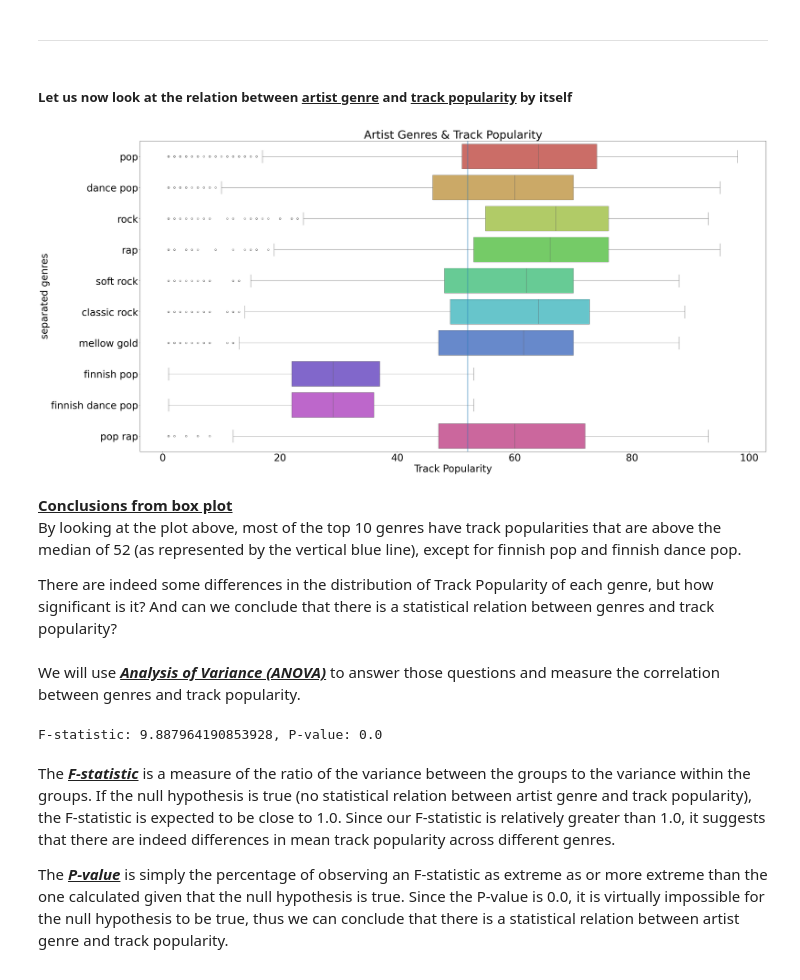
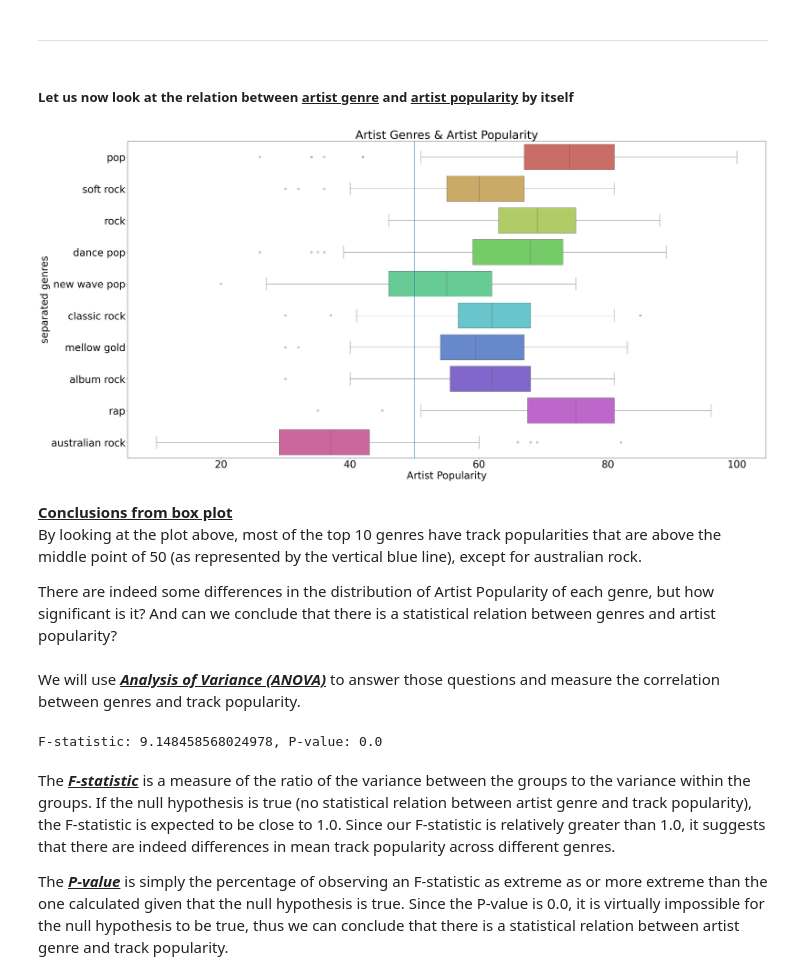
Before and after one commit to justkk4/dsai-spotipy-project, a Jupyter notebook: data-visualisation.ipynb, the cells around one changed output. Saved outputs shown, nothing was run; the diff lists cells and outputs as text; code cells hidden in the pictures.

```diff
--- a/data-visualisation.ipynb
+++ b/data-visualisation.ipynb
@@ -277,0 +257,4 @@ merged20k
+# %%
+# Remove duplicate artist URIs
+merged20k.drop_duplicates(subset=["Artist URI"], inplace=True, keep='first')
+merged20k.shape
@@ -278,6 +267,6 @@ merged20k
 # %% [markdown]
 Now that we have our cleaned dataset, we can move on to the actual data visualisation. We can now retrieve the specific columns we need for this analysis.
 # %%
-songdata2 = pd.DataFrame(merged20k[["Artist Genres", "Artist Popularity", "Decade Released", "Track Popularity"]])
+songdata2 = pd.DataFrame(merged20k[["Artist Genres", "Artist URI", "Artist Popularity", "Decade Released"]])
 songdata2
 # %% [output]
@@ -415,0 +317,3 @@ sb.jointplot(data=trackartist, x="Track Popularity", y="Artist Popularity", heig
+# %%
+genredate = songdata2[["Artist Popularity", "Artist Genres", "Decade Released"]]
+genredate
@@ -428,5 +346,5 @@ genredate.head()
 # %%
-genres = pd.DataFrame(genredate[["Artist Genres", "Track Popularity"]])
+genres = pd.DataFrame(genredate[["Artist Genres", "Artist Popularity"]])
 genres["Artist Genres"].value_counts()
 # %% [output]
 Artist Genres
@@ -557,26 +475,26 @@ sb.countplot(y=genretop10["separated genres"], hue=genretop10["separated genres"
 # %% [markdown]
 ---
 # %% [markdown]
-##### Let us now look at the relation between <u>**artist genre**</u> and <u>**track popularity**</u> by itself
+##### Let us now look at the relation between <u>**artist genre**</u> and <u>**artist popularity**</u> by itself
 # %%
 f, ax= plt.subplots(figsize=(40, 20))
-sb.boxplot(x="Track Popularity", y="separated genres", data=genretop10,
+sb.boxplot(x="Artist Popularity", y="separated genres", data=genretop10,
            hue="separated genres", palette="hls",
            orient = "h", width = 0.8)
 ax.tick_params(axis='y', labelsize=35)
 ax.tick_params(axis='x', labelsize=35)
-ax.set_xlabel("Track Popularity",fontsize=35)
+ax.set_xlabel("Artist Popularity",fontsize=35)
 ax.set_ylabel("separated genres",fontsize=35)
-plt.axvline(52, label= "Track Popularity = 52")
-plt.title("Artist Genres & Track Popularity", fontdict={'size':40})
+plt.axvline(50, label= "Artist Popularity = 50")
+plt.title("Artist Genres & Artist Popularity", fontdict={'size':40})
 plt.show()
 # %% [output]
-[figure, old version]
+[figure, new version]
 # %% [markdown]
 <u>**Conclusions from box plot**</u>\
-By looking at the plot above, most of the top 10 genres have track popularities that are above the median of 52 (as represented by the vertical blue line), except for finnish pop and finnish dance pop.
+By looking at the plot above, most of the top 10 genres have track popularities that are above the middle point of 50 (as represented by the vertical blue line), except for australian rock.
 
-There are indeed some differences in the distribution of Track Popularity of each genre, but how significant is it? And can we conclude that there is a statistical relation between genres and track popularity?
+There are indeed some differences in the distribution of Artist Popularity of each genre, but how significant is it? And can we conclude that there is a statistical relation between genres and artist popularity?
 # %% [markdown]
 We will use <u>***Analysis of Variance (ANOVA)***</u> to answer those questions and measure the correlation between genres and track popularity.
 # %%
@@ -584,7 +502,7 @@ We will use <u>***Analysis of Variance (ANOVA)***</u> to answer those questions
 genres = exploded_genres["separated genres"].unique()
 
 #Creating a 2D array, which is an array of arrays of track popularity for each genre
-popularity_lists = [exploded_genres[exploded_genres['separated genres'] == genre]['Track Popularity'].values for genre in genres]
+popularity_lists = [exploded_genres[exploded_genres['separated genres'] == genre]['Artist Popularity'].values for genre in genres]
 
 #Perform One-way ANOVA
 f_stat, p_value = f_oneway(*popularity_lists)
@@ -592,7 +510,7 @@ f_stat, p_value = f_oneway(*popularity_lists)
 #Print the results of ANOVA
 print(f"F-statistic: {f_stat}, P-value: {p_value}")
 # %% [output]
-F-statistic: 9.887964190853928, P-value: 0.0
+F-statistic: 9.148458568024978, P-value: 0.0
 # %% [markdown]
 The <u>***F-statistic***</u> is a measure of the ratio of the variance between the groups to the variance within the groups. If the null hypothesis is true (no statistical relation between artist genre and track popularity), the F-statistic is expected to be close to 1.0. Since our F-statistic is relatively greater than 1.0, it suggests that there are indeed differences in mean track popularity across different genres.
 
```
Also changed, not shown: parts of 48 cells of this notebook, 21 other files.
